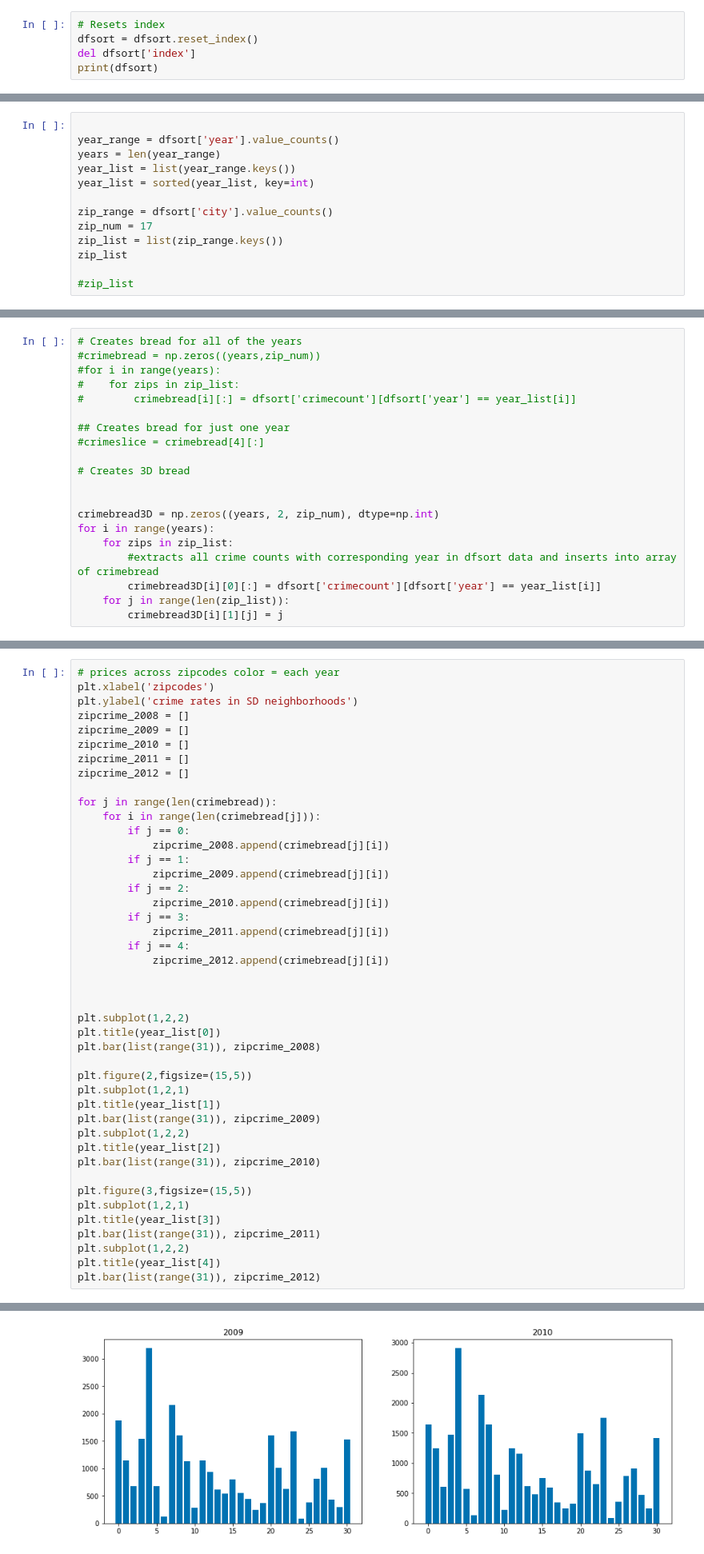
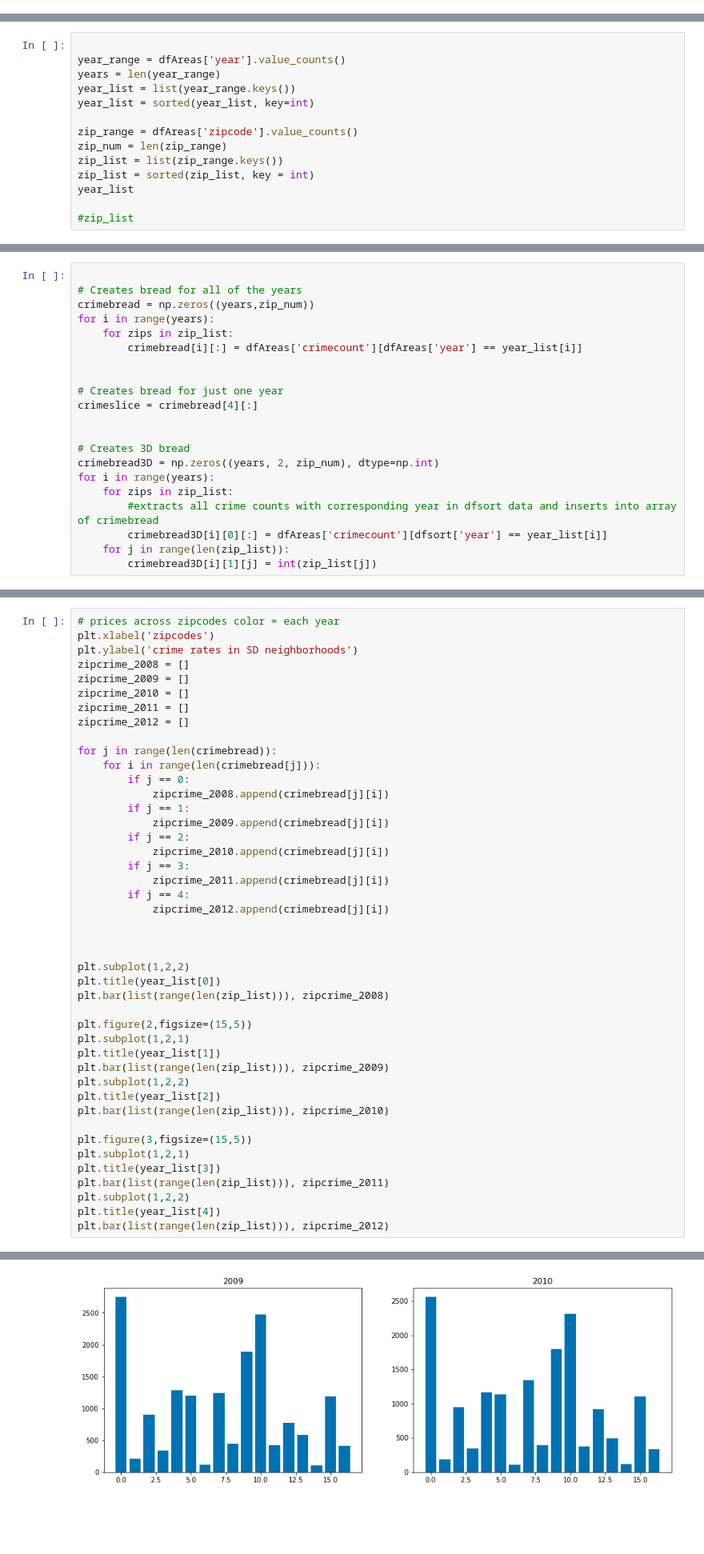
Before and after one commit to mec029/COGS108-Gentrification, a Jupyter notebook: incidents-5y.ipynb, the cells around one changed output, grey strips where cells are left out. Shown: that part at 80% size. Drawn from its saved outputs; the diff is of its cells as text; blank space fills up the shorter version.

```diff
--- a/incidents-5y.ipynb
+++ b/incidents-5y.ipynb
@@ -269,5 +247,0 @@ print(dfNew)
-# %%
-# Resets index
-dfsort = dfsort.reset_index()
-del dfsort['index']
-print(dfsort)
@@ -362,15 +249,16 @@ print(dfNew)
 # Creating Breads
 # %%
 
-year_range = dfsort['year'].value_counts()
+year_range = dfAreas['year'].value_counts()
 years = len(year_range)
 year_list = list(year_range.keys())
 year_list = sorted(year_list, key=int)
 
-zip_range = dfsort['city'].value_counts()
-zip_num = 17
+zip_range = dfAreas['zipcode'].value_counts()
+zip_num = len(zip_range)
 zip_list = list(zip_range.keys())
-zip_list
+zip_list = sorted(zip_list, key = int)
+year_list
 
 #zip_list
 # %% [output]
@@ -394,23 +266,24 @@ zip_list
 # %%
+
 # Creates bread for all of the years
-#crimebread = np.zeros((years,zip_num))
-#for i in range(years):
-#    for zips in zip_list:
-#        crimebread[i][:] = dfsort['crimecount'][dfsort['year'] == year_list[i]]
+crimebread = np.zeros((years,zip_num))
+for i in range(years):
+    for zips in zip_list:
+        crimebread[i][:] = dfAreas['crimecount'][dfAreas['year'] == year_list[i]]
 
-## Creates bread for just one year
-#crimeslice = crimebread[4][:]
+
+# Creates bread for just one year
+crimeslice = crimebread[4][:]
+
 
 # Creates 3D bread
-
-
 crimebread3D = np.zeros((years, 2, zip_num), dtype=np.int)
 for i in range(years):
     for zips in zip_list:
         #extracts all crime counts with corresponding year in dfsort data and inserts into array of crimebread
-        crimebread3D[i][0][:] = dfsort['crimecount'][dfsort['year'] == year_list[i]]
+        crimebread3D[i][0][:] = dfAreas['crimecount'][dfsort['year'] == year_list[i]]
     for j in range(len(zip_list)):
-        crimebread3D[i][1][j] = j
+        crimebread3D[i][1][j] = int(zip_list[j])
 # %% [markdown]
 # Visualizing Data
 # %%
@@ -502,21 +375,21 @@ for j in range(len(crimebread)):
 
 plt.subplot(1,2,2)
 plt.title(year_list[0])
-plt.bar(list(range(31)), zipcrime_2008)
+plt.bar(list(range(len(zip_list))), zipcrime_2008)
 
 plt.figure(2,figsize=(15,5))
 plt.subplot(1,2,1)
 plt.title(year_list[1])
-plt.bar(list(range(31)), zipcrime_2009)
+plt.bar(list(range(len(zip_list))), zipcrime_2009)
 plt.subplot(1,2,2)
 plt.title(year_list[2])
-plt.bar(list(range(31)), zipcrime_2010)
+plt.bar(list(range(len(zip_list))), zipcrime_2010)
 
 plt.figure(3,figsize=(15,5))
 plt.subplot(1,2,1)
 plt.title(year_list[3])
-plt.bar(list(range(31)), zipcrime_2011)
+plt.bar(list(range(len(zip_list))), zipcrime_2011)
 plt.subplot(1,2,2)
 plt.title(year_list[4])
-plt.bar(list(range(31)), zipcrime_2012)
+plt.bar(list(range(len(zip_list))), zipcrime_2012)
 # %% [output]
@@ -525 +398 @@ plt.bar(list(range(31)), zipcrime_2012)
-[figure, old version]
+[figure, new version]
```
Also changed, not shown: parts of 41 cells of this notebook, 1 other file.
